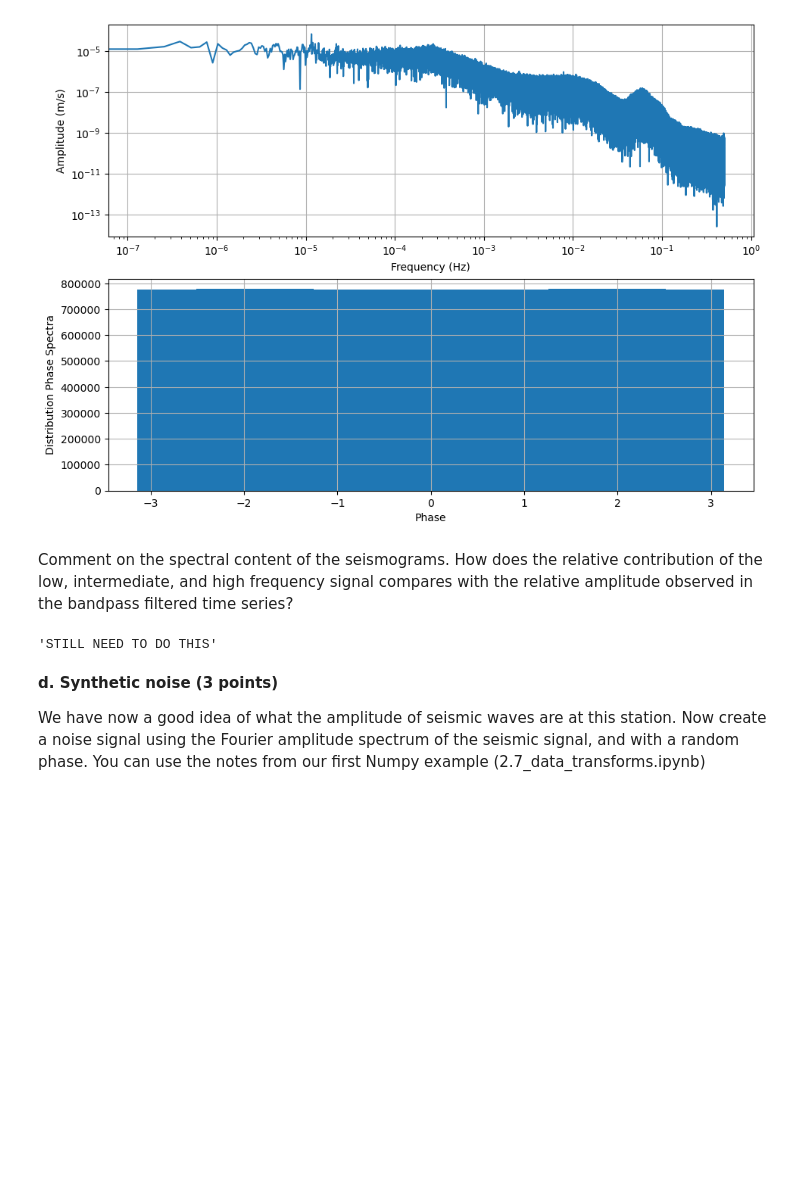
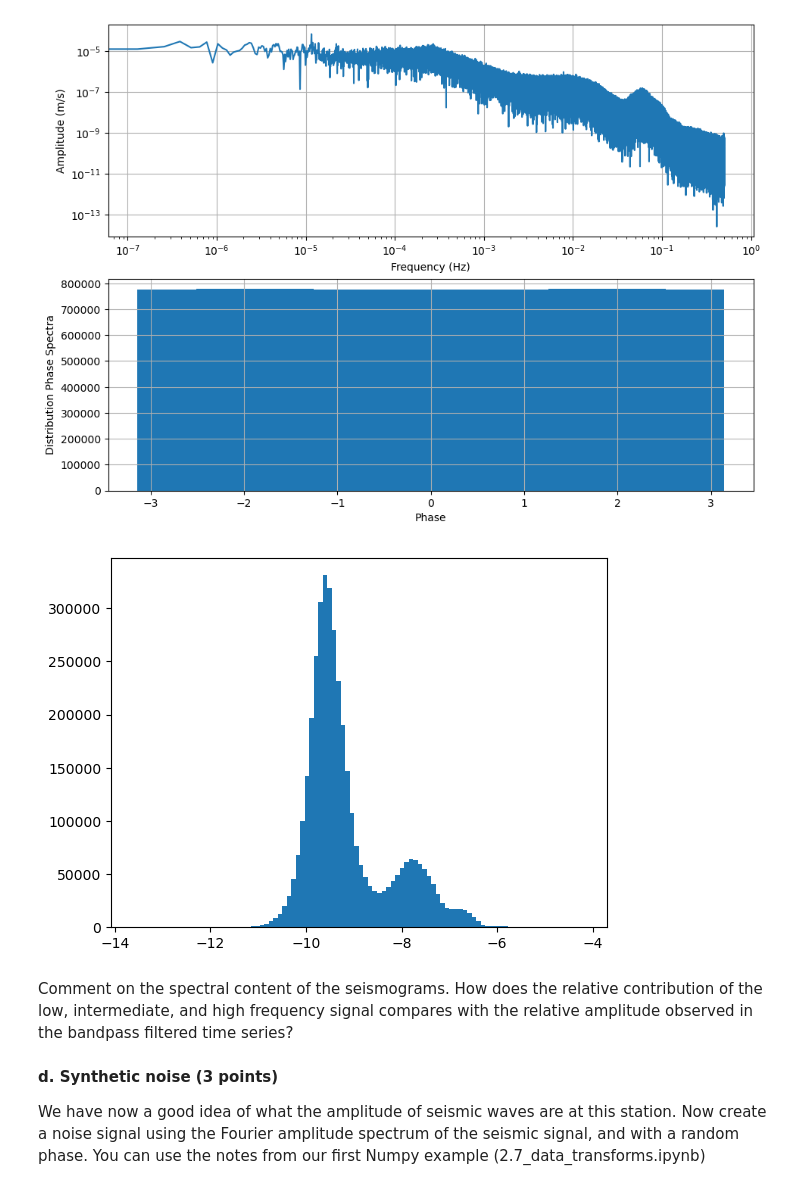
Before and after one commit to UW-ESS-DS/MLGeo_Autumn2022_MMS, a Jupyter notebook: Homework/HW_4_MMS.ipynb, the cells around one changed output. Saved outputs shown, nothing was run; the diff lists cells and outputs as text; code cells hidden in the pictures; blank space fills up the shorter version.

```diff
--- a/Homework/HW_4_MMS.ipynb
+++ b/Homework/HW_4_MMS.ipynb
@@ -137,12 +139,14 @@ ax[1].set_ylabel('Distribution Phase Spectra')
 # %% [output]
 Text(0, 0.5, 'Distribution Phase Spectra')
 [figure]
+# %%
+fig = plt.figure()
+plt.hist(np.log10(np.abs(Zhat[:Nfft//2])/Nfft),100)
+plt.show()
+# %% [output]
+[figure, added]
 # %% [markdown]
 Comment on the spectral content of the seismograms. How does the relative contribution of the low, intermediate, and high frequency signal compares with the relative amplitude observed in the bandpass filtered time series?
-# %%
-'''STILL NEED TO DO THIS'''
-# %% [output]
-'STILL NEED TO DO THIS'
 # %% [markdown]
 **d. Synthetic noise (3 points)**
 
```
Also changed, not shown: parts of 7 cells of this notebook.
